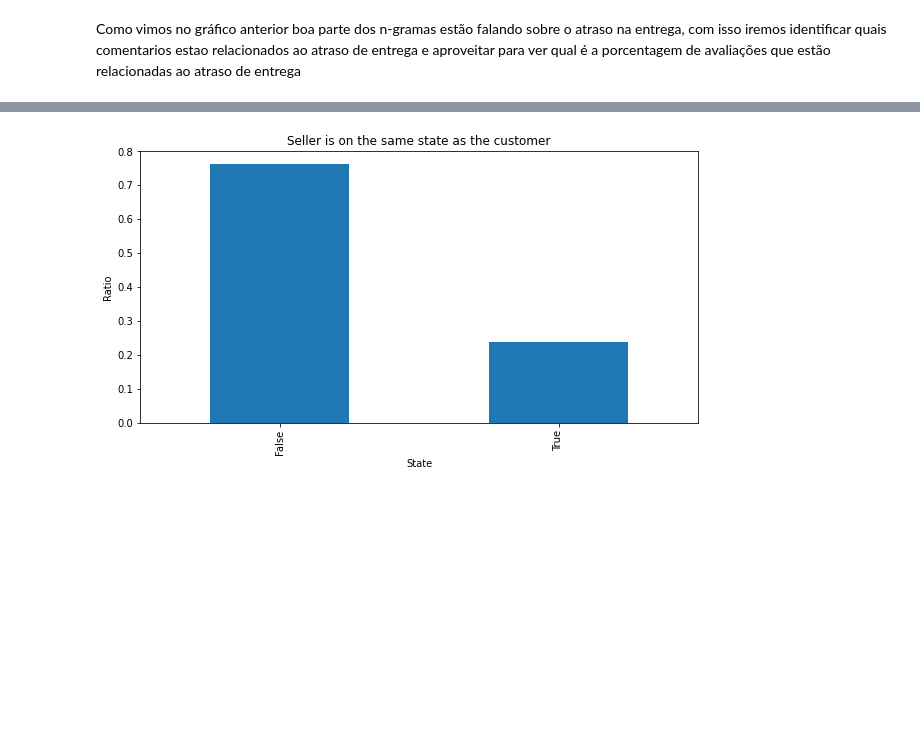
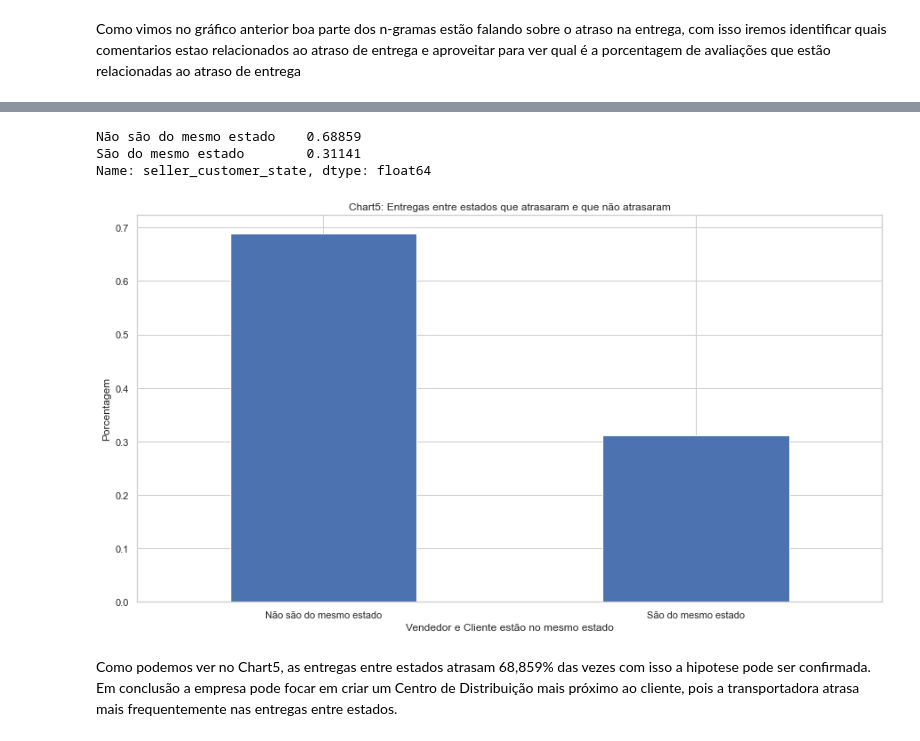
Before and after one commit to 4rfel/nlp, a Jupyter notebook: pi/pi.ipynb, the cells around one changed output, grey strips where cells are left out. Saved outputs shown, nothing was run; the diff lists cells and outputs as text; code cells hidden in the pictures; blank space fills up the shorter version.

```diff
--- a/pi/pi.ipynb
+++ b/pi/pi.ipynb
@@ -198,22 +230,0 @@ No gráfico acime podemos ver que nos meses de março(2018) e dezembro(2017) a p
-# %%
-def received2expected(row):
-    expected_delivery = row.expected_delivery
-    custumer_received = row.custumer_received
-    return (custumer_received - expected_delivery).days
-
-def buy2expected(row):
-    purchase_timestamp = row.purchase_timestamp
-    expected_delivery = row.expected_delivery
-    return (expected_delivery - purchase_timestamp).days
-
-def seller_customer_state(row):
-    seller_state = row.seller_state
-    customer_state = row.customer_state
-    return seller_state == customer_state
-
-# create a new df with only the complains about delivery
-complaints_df = unfavorable[unfavorable.complaints_about_delivery].copy().drop(["complaints_about_delivery"], axis=1)
-complaints_df["received2expected"] = complaints_df.apply(received2expected, axis=1)
-complaints_df["buy2expected"] = complaints_df.apply(buy2expected, axis=1)
-complaints_df["seller_customer_state"] = complaints_df.apply(seller_customer_state, axis=1)
-complaints_df.head()
@@ -227,0 +233,11 @@ complaints_df.head()
+# %%
+def seller_customer_state(row):
+    if row.seller_state == row.customer_state:
+        return "São do mesmo estado"
+    return "Não são do mesmo estado"
+
+# create a new df with only the complains about delivery
+state = unfavorable[["has_delayed", "seller_state", "customer_state"]].copy()
+state["seller_customer_state"] = state.apply(seller_customer_state, axis=1)
+state.drop(["seller_state", "customer_state"], axis=1, inplace=True)
+state.head()
@@ -228,9 +252,16 @@ complaints_df.head()
 # %%
+print(state["seller_customer_state"].value_counts(normalize=True))
 # plot the ratio of seller_customer_state
-complaints_df.seller_customer_state.value_counts(normalize=True).plot(kind='bar', stacked=True, figsize=(10,5))
-plt.title('Seller is on the same state as the customer')
-plt.xlabel('State')
-plt.ylabel('Ratio')
+state["seller_customer_state"].value_counts(normalize=True).plot(kind="bar", figsize=(15, 8))
+plt.title('Chart5: Entregas entre estados que atrasaram e que não atrasaram')
+plt.xlabel('Vendedor e Cliente estão no mesmo estado')
+plt.ylabel('Porcentagem')
+plt.xticks(rotation=0)
 plt.show()
 # %% [output]
+Não são do mesmo estado    0.68859
+São do mesmo estado        0.31141
+Name: seller_customer_state, dtype: float64
-[figure, old version]
+[figure, new version]
+# %% [markdown]
+Como podemos ver no Chart5, as entregas entre estados atrasam 68,859% das vezes com isso a hipotese pode ser confirmada. Em conclusão a empresa pode focar em criar um Centro de Distribuição mais próximo ao cliente, pois a transportadora atrasa mais frequentemente nas entregas entre estados.
```
Also changed, not shown: parts of 10 cells of this notebook, 1 other file.
